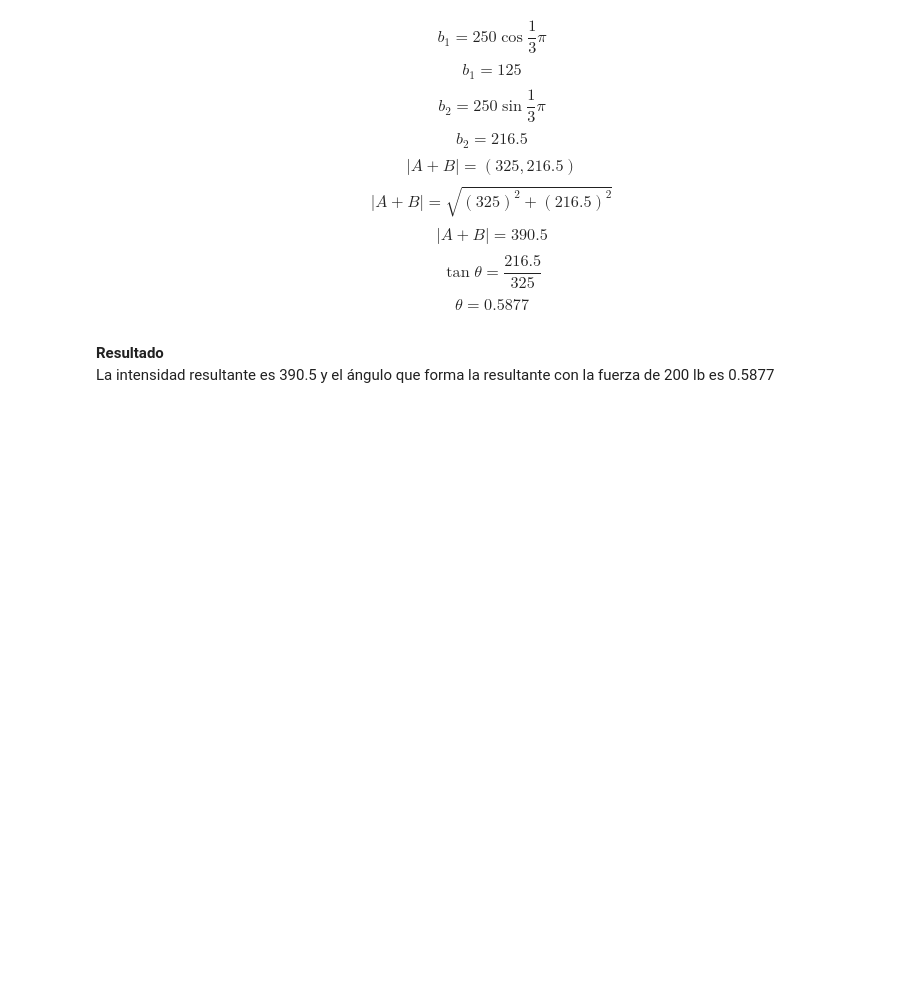
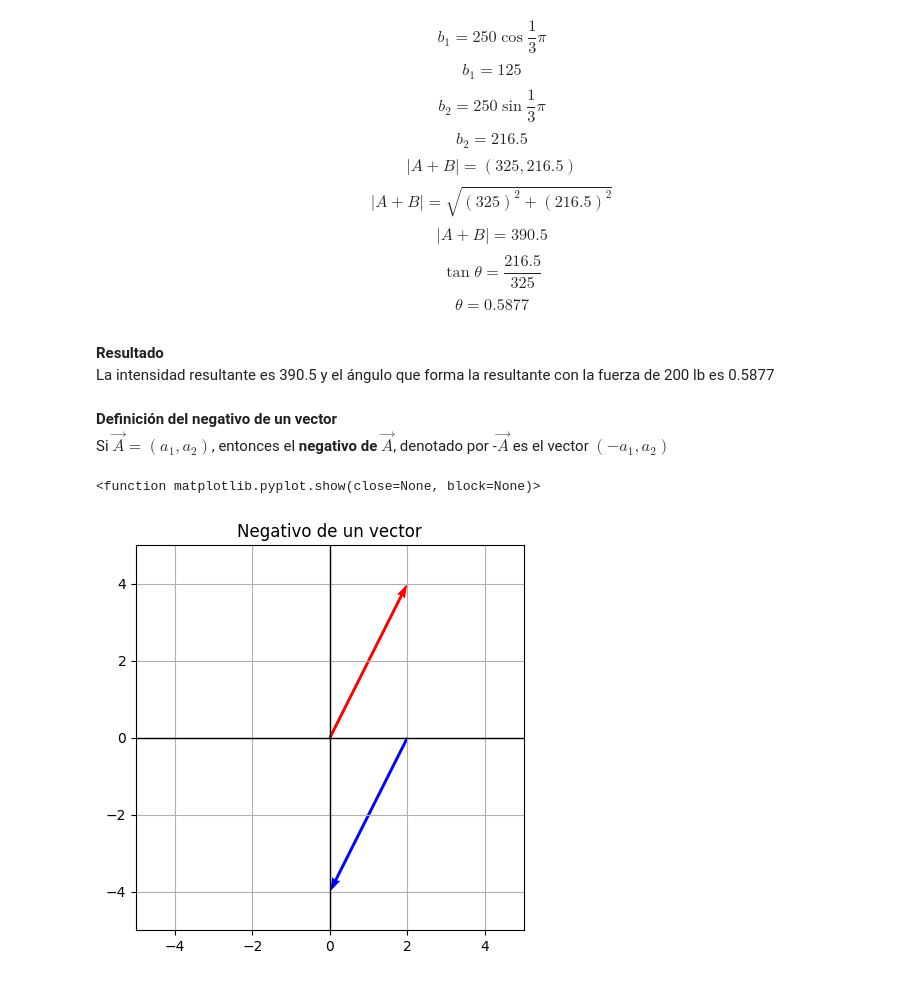
Before and after one commit to KristhianPineda/kPhysics, a Jupyter notebook: notebooks/math/vectores1.ipynb, the cells around one changed output. Cells and saved outputs as stored; diff of their text form; code cells hidden in the pictures; blank space fills up the shorter version.

Commit message:
Agredado inicio del problema 4 en vectores1

```diff
--- a/notebooks/math/vectores1.ipynb
+++ b/notebooks/math/vectores1.ipynb
@@ -219,3 +219,27 @@ $$A+B$$ $$|A|\cos\theta$$ $$|A|\sin\theta$$ $$|B|\cos\theta$$ $$|B|\sin\theta$$
 $$a_1=200\cos0°$$ $$a_1=200$$ $$a_2=200\sin0°$$ $$a_2=0$$ $$b_1=250\cos\frac{1}{3}\pi$$ $$b_1=125$$ $$b_2=250\sin\frac{1}{3}\pi$$ $$b_2=216.5$$ $$|A+B|=(325, 216.5)$$ $$|A+B|=\sqrt{(325)^2+(216.5)^2}$$ $$|A+B|=390.5$$ $$\tan\theta=\frac{216.5}{325}$$ $$\theta=0.5877$$
 **Resultado**
 La intensidad resultante es 390.5 y el ángulo que forma la resultante con la fuerza de 200 lb es 0.5877
+# %% [markdown]
+**Definición del negativo de un vector**
+Si $\vec{A}=(a_1, a_2)$, entonces el **negativo de** $\vec{A}$, denotado por -$\vec{A}$ es el vector $(-a_1, a_2)$
+# %%
+import matplotlib.pyplot as plt
+
+# Componentes del vector
+vector_x=2
+vector_y=4
+# Creación del plano
+plt.figure(figsize=(5,5))
+plt. xlim(-5, 5)
+plt.ylim(-5,5)
+plt.grid(True)
+plt.axhline(0, color='black', linewidth=1)
+plt.axvline(0, color='black', linewidth=1)
+plt.title("Negativo de un vector")
+# Dibujo de los vectores
+plt.quiver(0, 0, vector_x, vector_y, angles='xy', scale_units='xy', scale=1, color='r')
+plt.quiver(2, 0, -vector_x, -vector_y, angles='xy', scale_units='xy', scale=1, color='blue')
+plt.show
+# %% [output]
+<function matplotlib.pyplot.show(close=None, block=None)>
+[figure, added]
```
Also changed, not shown: parts of 6 cells of this notebook.
